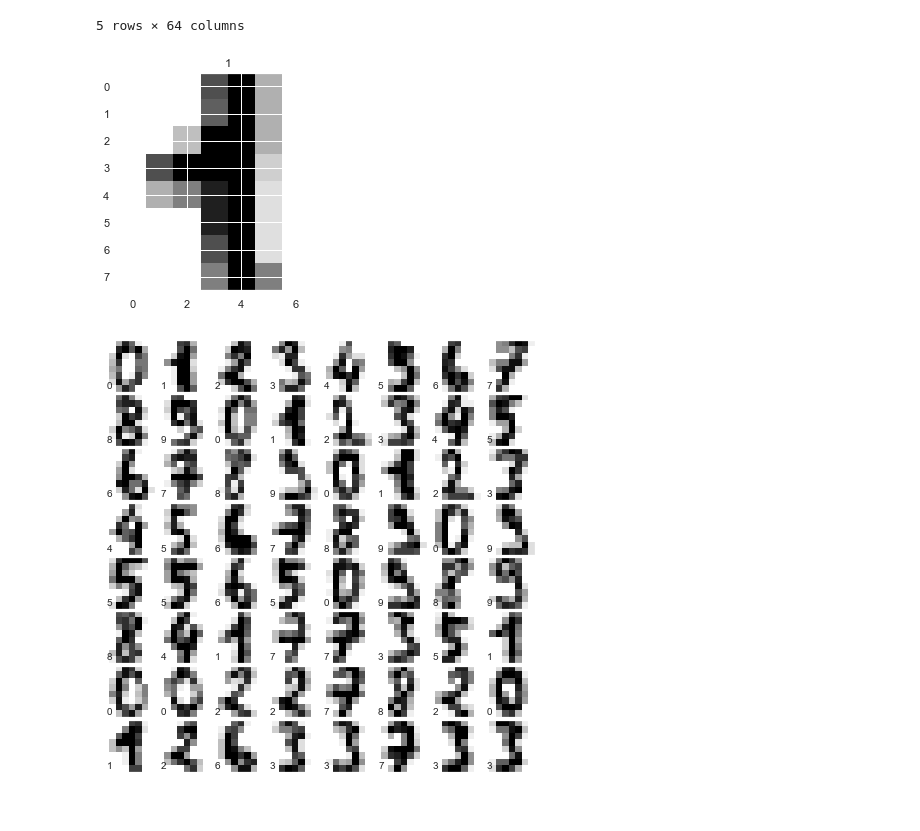
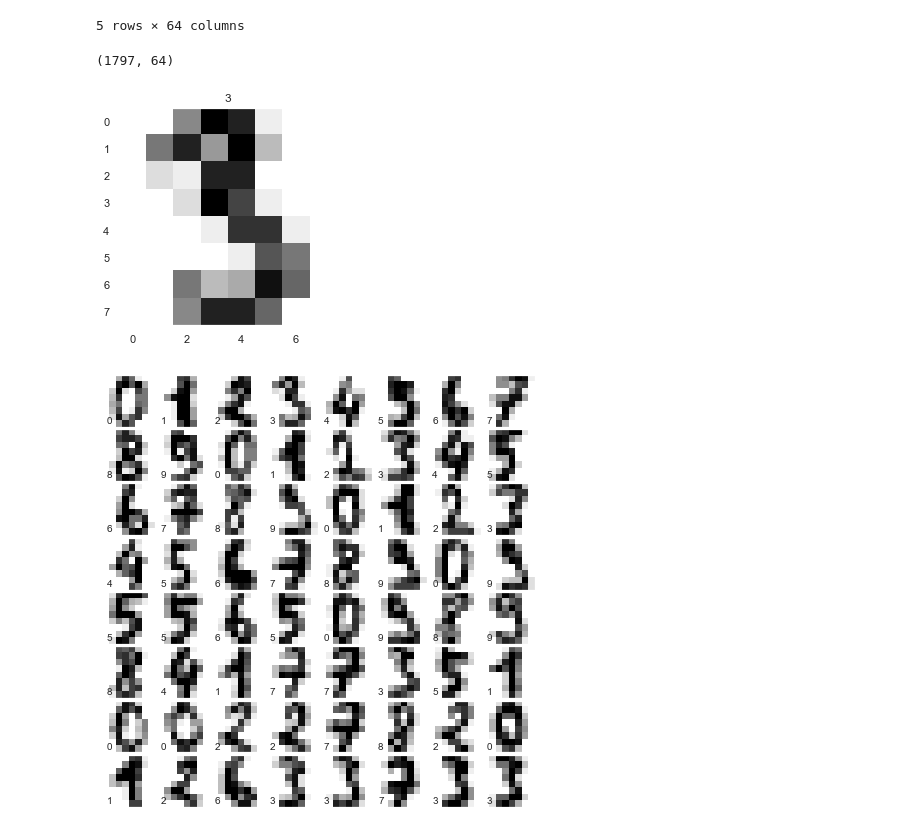
Before and after one commit to learn-co-students/Breakout-Session_PCAClusteringPractice_HTX-DS-021720, a Jupyter notebook: PCAClusteringPractice.ipynb, the cells around one changed output. Saved outputs shown, nothing was run; the diff lists cells and outputs as text; code cells hidden in the pictures.

```diff
--- a/PCAClusteringPractice.ipynb
+++ b/PCAClusteringPractice.ipynb
@@ -52,17 +51,22 @@ X.head()
 | 3 | 0.0 | 0.0 | 7.0 | 15.0 | 13.0 | 1.0 | 0.0 | 0.0 | 0.0 | 8.0 | ... | ... |
 | 4 | 0.0 | 0.0 | 0.0 | 1.0 | 11.0 | 0.0 | 0.0 | 0.0 | 0.0 | 0.0 | ... | ... |
 5 rows × 64 columns
+# %%
+X.shape
+# %% [output]
+(1797, 64)
 # %%
 # An example of one of the digits (change the row to see different ones)
 # Using matplotlib's imshow: https://matplotlib.org/3.2.1/api/_as_gen/matplotlib.pyplot.imshow.html
 
-row = 93
+row = 3
 
 plt.imshow(digits.images[row], cmap=plt.cm.binary)
 plt.title(str(digits.target[row]))
+plt.grid(False)
 plt.show()
 # %% [output]
-[figure, old version]
+[figure, new version]
 # %%
 # Let's look at the first 64 images, with their labels
 # Code from https://jakevdp.github.io/PythonDataScienceHandbook/05.08-random-forests.html#Example:-Random-Forest-for-Classifying-Digits
```
Also changed, not shown: parts of 13 cells of this notebook.
